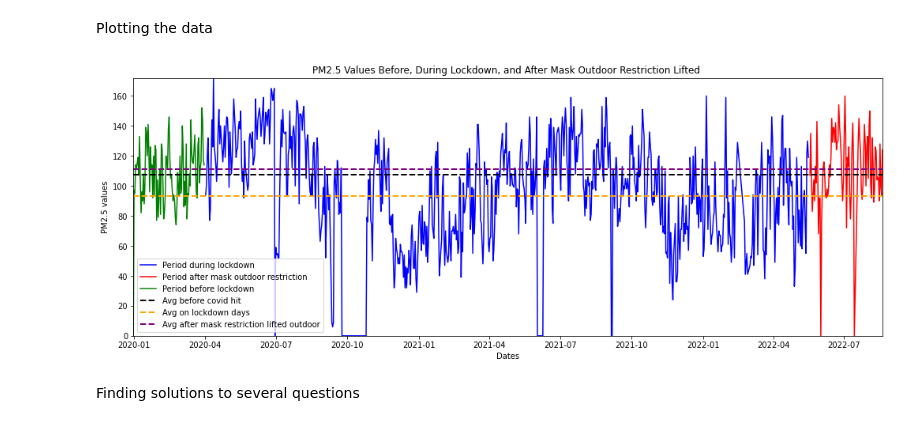
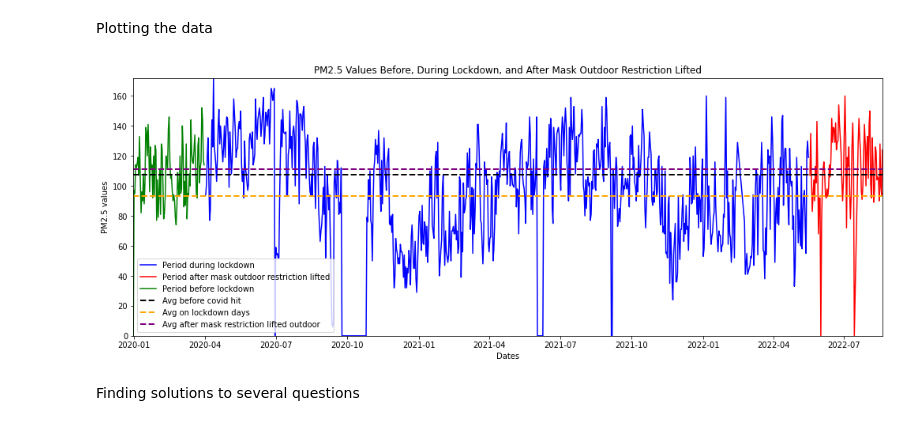
Before and after one commit to dwipaalfarisi/project-air-quality-index, a Jupyter notebook: air_pollution.ipynb, the cells around one changed output. Saved outputs shown, nothing was run; the diff lists cells and outputs as text; code cells hidden in the pictures.

```diff
--- a/air_pollution.ipynb
+++ b/air_pollution.ipynb
@@ -427,30 +427,30 @@ Plotting the data
 # %%
 dates = df21['date']
 pm25 = df21['pm25']
 
 plt.figure(figsize=(17,6))
 
 length = len(dates)
 
 plt.plot(dates,pm25, c='b', label='Period during lockdown')
-plt.plot(df_mask_lifted_outdoor.date, df_mask_lifted_outdoor.pm25, c='r', label='Period after mask outdoor restriction')
+plt.plot(df_mask_lifted_outdoor.date, df_mask_lifted_outdoor.pm25, c='r', label='Period after mask outdoor restriction lifted')
 plt.plot(past21.date, past21.pm25, c='g', label='Period before lockdown')
 
 plt.axhline(y=past21.pm25.mean(), color='black', linestyle='--', linewidth=2, label='Avg before covid hit')
 plt.axhline(y=pm25.mean(), color='orange', linestyle='--', linewidth=2, label='Avg on lockdown days')
 plt.axhline(y=df_mask_lifted_outdoor.pm25.mean(), color='purple', linestyle='--', linewidth=2, label='Avg after mask restriction lifted outdoor')
 
-plt.title('PM2.5 Values Before, During Lockdown, and After Mask Outdoor Restriction Lifted ')
+plt.title('PM2.5 Values Before, During Lockdown, and After Mask Outdoor Restriction Lifted')
 plt.xlabel('Dates')
 plt.ylabel('PM2.5 values')
 
 plt.margins(0)
 
 plt.legend()
 
 plt.show()
 # %% [output]
-[figure, old version]
+[figure, new version]
 # %% [markdown]
 Finding solutions to several questions
 # %% [markdown]
```
